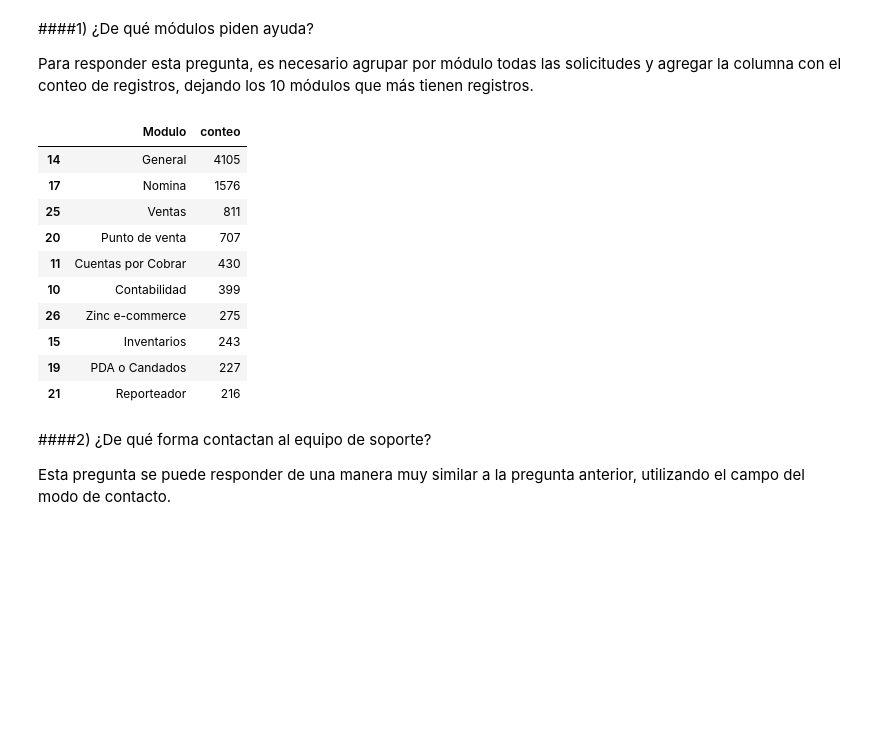
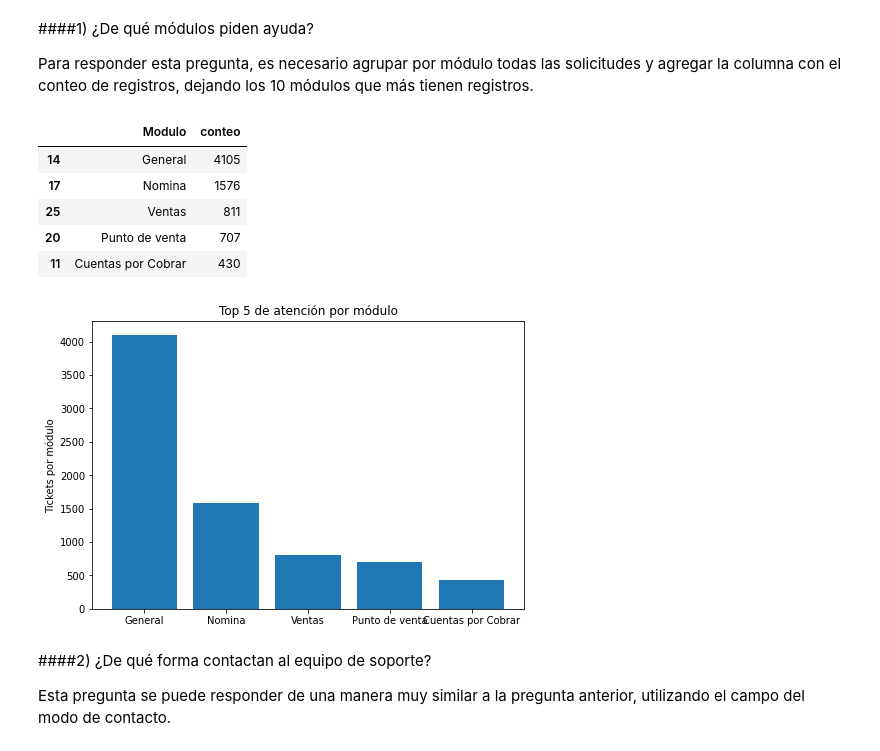
Before and after one commit to earandir/Data-Analyst, a Jupyter notebook: Modulo04/CheckPoint/Proyecto_CheckPoint.ipynb, the cells around one changed output. Saved outputs shown, nothing was run; the diff lists cells and outputs as text; code cells hidden in the pictures; blank space fills up the shorter version.

```diff
--- a/Modulo04/CheckPoint/Proyecto_CheckPoint.ipynb
+++ b/Modulo04/CheckPoint/Proyecto_CheckPoint.ipynb
@@ -115,23 +116,29 @@ Para responder esta pregunta, es necesario agrupar por módulo todas las solicit
 # %%
 top_modulos = registros.groupby('Modulo') \
   .agg(conteo=('Modulo', 'size')) \
   .reset_index()
 
 top_modulos = top_modulos.sort_values('conteo', ascending=False)
 
-top_modulos[:10]
+top_modulos = top_modulos[:5]
+
+top_modulos
 # %% [output]
 |  | Modulo | conteo |
 | 14 | General | 4105 |
 | 17 | Nomina | 1576 |
 | 25 | Ventas | 811 |
 | 20 | Punto de venta | 707 |
 | 11 | Cuentas por Cobrar | 430 |
-| 10 | Contabilidad | 399 |
-| 26 | Zinc e-commerce | 275 |
-| 15 | Inventarios | 243 |
-| 19 | PDA o Candados | 227 |
-| 21 | Reporteador | 216 |
+# %%
+fig = plt.figure()
+ax = fig.add_axes([0,0,1,1])
+ax.bar(x=top_modulos['Modulo'], height=top_modulos['conteo'])
+ax.set_ylabel('Tickets por módulo')
+ax.set_title('Top 5 de atención por módulo')
+plt.show()
+# %% [output]
+[figure, added]
 # %% [markdown]
 ####2) ¿De qué forma contactan al equipo de soporte?
 
```
Also changed, not shown: parts of 4 cells of this notebook.
